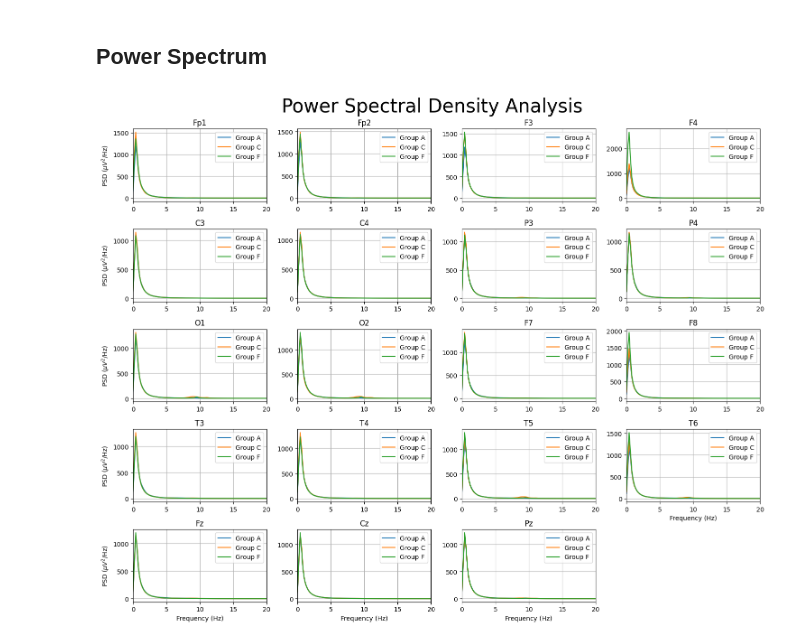
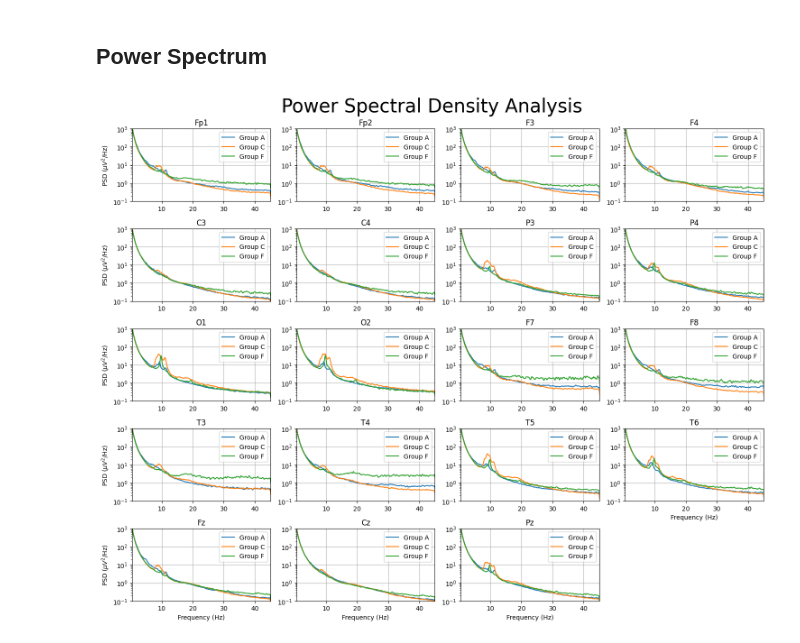
Before and after one commit to shiwei819/AD_Brainwave_Classification, a Jupyter notebook: EDA.ipynb, the cells around one changed output. Saved outputs shown, nothing was run; the diff lists cells and outputs as text; code cells hidden in the pictures.

Commit message:
Update PSD plot with log scale

```diff
--- a/EDA.ipynb
+++ b/EDA.ipynb
@@ -37,7 +37,7 @@ df.to_csv("./dataset/participants.tsv", sep="\t")
 # %% [markdown]
 ## Power Spectrum
 # %%
-eeg_columns = pd.read_csv("./dataset/derivative_5min/sub-001.csv").columns
+eeg_columns = pd.read_csv("./dataset/derivative_mid_5min/sub-001.csv").columns
 psd_results = {"A": [], "C": [], "F": []}
 
 for _, row in df.iterrows():
@@ -46,7 +46,7 @@ for _, row in df.iterrows():
     set_type = row["Set"]
 
     if set_type == "Train":
-        file_path = os.path.join("./dataset/derivative_5min", f"{participant_id}.csv")
+        file_path = os.path.join("./dataset/derivative_mid_5min", f"{participant_id}.csv")
 
         # Load the participant's EEG data
         if os.path.exists(file_path):
@@ -64,32 +64,34 @@ fig, axes = plt.subplots(5, 4, figsize=(15, 12))
 axes = axes.flatten()
 fig.suptitle("Power Spectral Density Analysis", fontsize=30)
 
 for i, channel in enumerate(eeg_columns):
     ax = axes[i]
 
     for group, psd_list in psd_results.items():
         if psd_list:
             avg_psd = np.mean(np.array(psd_list), axis=0)  # Average
             ax.plot(freqs, avg_psd[:, i], label=f"Group {group}")
 
     ax.set_title(f"{channel}")
-    ax.set_xlim(0, 20)  # Restrict frequency range to 0-20 Hz as suggested by paper
+    ax.set_yscale('log')
+    ax.set_ylim(1e-1, 1e3)
+    ax.set_xlim(0.5, 45)  # Restrict frequency as suggested by paper
     ax.grid(True)
 
     # Only show y-label on the leftmost column
     if i % 4 == 0:
         ax.set_ylabel(r"PSD ($\mu V^2$/Hz)")
 
     # Only show x-label on the bottom row
     if i >= len(axes) - 4 or i == 15:
         ax.set_xlabel("Frequency (Hz)")
 
     ax.legend(loc="upper right")
 
 # Hide empty subplot
 axes[-1].axis("off")
 
 plt.tight_layout()
 plt.show()
 # %% [output]
-[figure, old version]
+[figure, new version]
```
Also changed, not shown: parts of 2 cells of this notebook.
